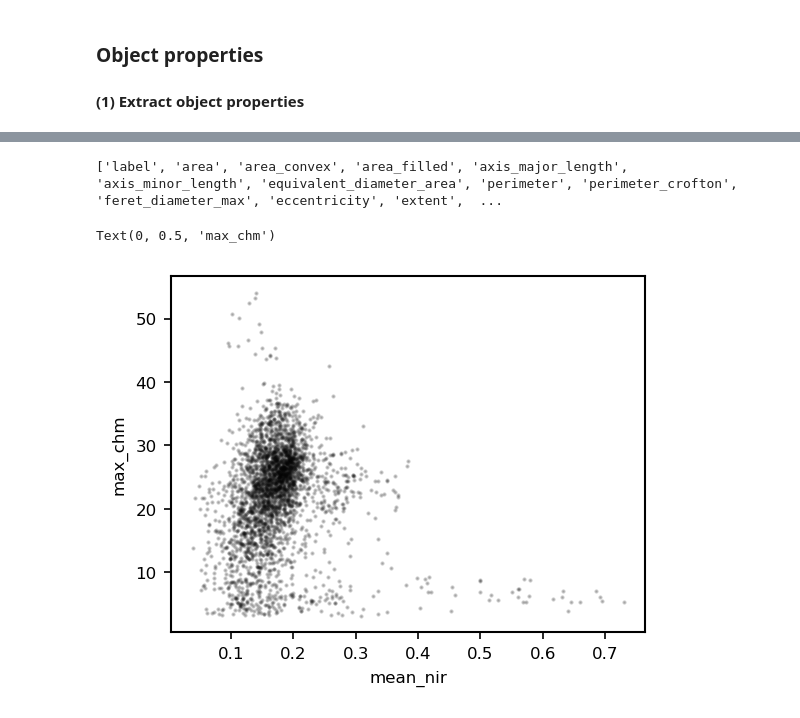
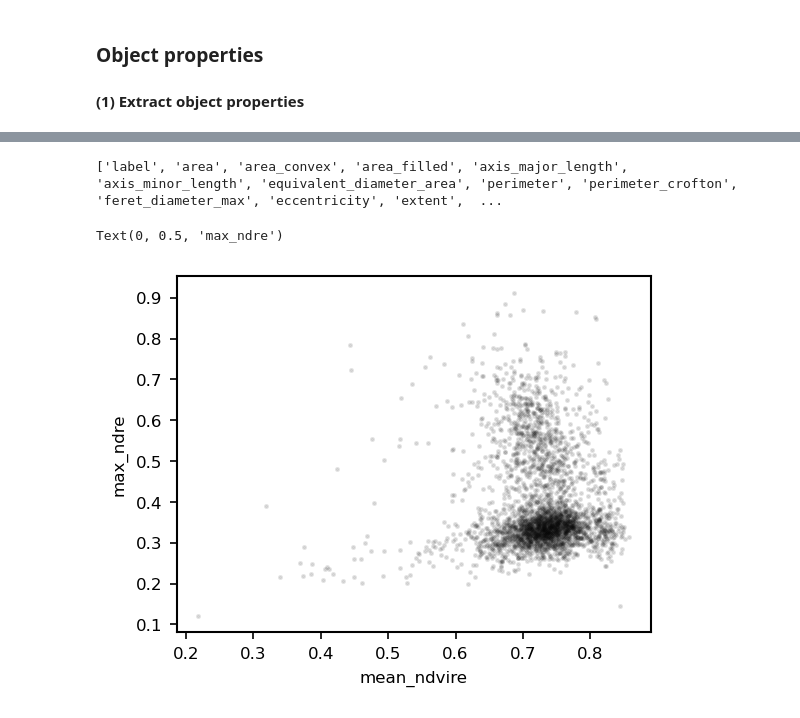
Before and after one commit to FlorianStehr/findatree, a Jupyter notebook: scripts/segment.ipynb, the cells around one changed output, grey strips where cells are left out. Saved outputs shown, nothing was run; the diff lists cells and outputs as text; code cells hidden in the pictures.

```diff
--- a/scripts/segment.ipynb
+++ b/scripts/segment.ipynb
@@ -60,8 +65,8 @@ cs_prim = {
     'dsm': bands[0][:,:,0],
     'dtm': bands[1][:,:,0],
     'blue': bands[2][:,:,0],
-    'red': bands[2][:,:,1],
-    'green': bands[2][:,:,2],
+    'green': bands[2][:,:,1],
+    'red': bands[2][:,:,2],
     're': bands[2][:,:,3],
     'nir': bands[2][:,:,4],
 }
@@ -230,34 +223,36 @@ _ = ax.legend()
 # %%
 print(names)
 f, ax = plt.subplots(figsize=[4,3])
 
-name1 = 'mean_nir'
+name1 = 'mean_ndvire'
 idx1 = names.index(name1)
 feature1 = props[:, idx1]
 
-name2 = 'max_chm'
+name2 = 'max_ndre'
 idx2 = names.index(name2)
 feature2 = props[:, idx2]
 
-name3 = 'area'
+name3 = 'max_ndvire'
 idx3 = names.index(name3)
 feature3 = props[:, idx3]
 
 x = feature1
 y = feature2
 z = feature3
 
 _ = ax.scatter(
     x,
     y,
     # c=z,
-    s=1,
-    alpha=0.2,
+    s=2,
+    alpha=0.1,
     )
 
 ax.set_xlabel(name1)
 ax.set_ylabel(name2)
+# ax.set_xlim(0.6,1)
+# ax.set_ylim(0.5,1)
 # %% [output]
 ['label', 'area', 'area_convex', 'area_filled', 'axis_major_length', 'axis_minor_length', 'equivalent_diameter_area', 'perimeter', 'perimeter_crofton', 'feret_diameter_max', 'eccentricity', 'extent',  ...
-Text(0, 0.5, 'max_chm')
+Text(0, 0.5, 'max_ndre')
-[figure, old version]
+[figure, new version]
```
Also changed, not shown: parts of 7 cells of this notebook, 2 other files.
